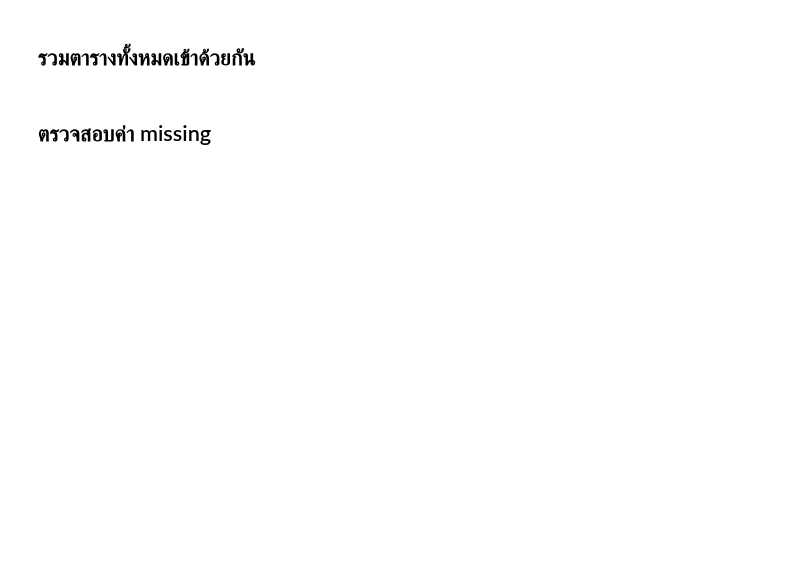
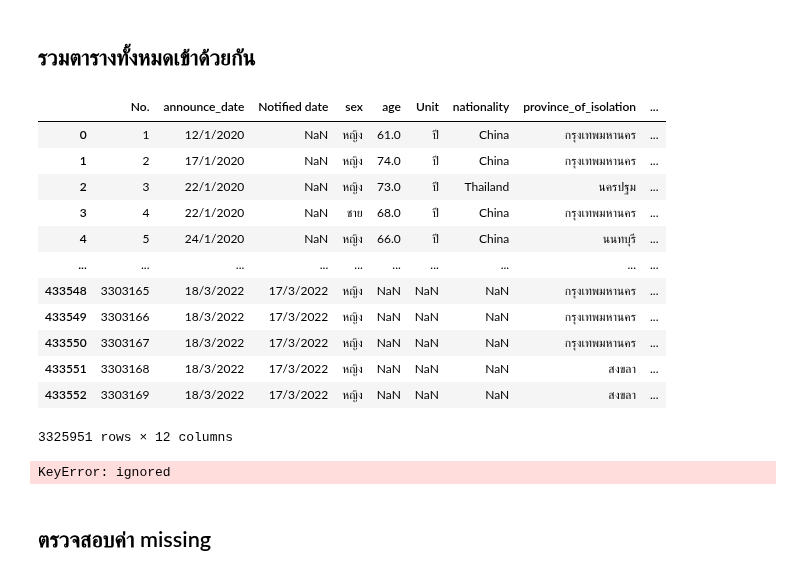
Before and after one commit to mintra-tippayaratsontorn/data_viz_2022, a Jupyter notebook: BasicPython&DataViz_Project2022.ipynb, the cells around one changed output. Saved outputs shown, nothing was run; the diff lists cells and outputs as text; code cells hidden in the pictures; blank space fills up the shorter version.

```diff
--- a/BasicPython&DataViz_Project2022.ipynb
+++ b/BasicPython&DataViz_Project2022.ipynb
@@ -47,0 +66,3 @@ data1.shape  # ขนาดของ data1
+# %%
+cases_aug_21 = pd.read_csv(os.path.join(path,'confirmed-cases-since-120864.csv'))  # ที่อยู่ของไฟล์ confirmed-cases-since-120864.xlsx
+cases_aug_21.head()  # เรียกดูข้อมูลแค่หัวตาราง
@@ -241,5 +306,29 @@ df_region
 # %% [markdown]
 ## รวมตารางทั้งหมดเข้าด้วยกัน
+# %%
+# เชื่อมตารางข้อมูลผู้ติดเชื้อ COVID-19 ทั้งหมด 4 ไฟล์ ในแนวแกน Y
+confirmed_cases = pd.concat([cases_jan_20, cases_aug_21, cases_oct_21, cases_feb_22])
+confirmed_cases
+# %% [output]
+|  | No. | announce_date | Notified date | sex | age | Unit | nationality | province_of_isolation | ... |
+| 0 | 1 | 12/1/2020 | NaN | หญิง | 61.0 | ปี | China | กรุงเทพมหานคร | ... |
+| 1 | 2 | 17/1/2020 | NaN | หญิง | 74.0 | ปี | China | กรุงเทพมหานคร | ... |
+| 2 | 3 | 22/1/2020 | NaN | หญิง | 73.0 | ปี | Thailand | นครปฐม | ... |
+| 3 | 4 | 22/1/2020 | NaN | ชาย | 68.0 | ปี | China | กรุงเทพมหานคร | ... |
+| 4 | 5 | 24/1/2020 | NaN | หญิง | 66.0 | ปี | China | นนทบุรี | ... |
+| ... | ... | ... | ... | ... | ... | ... | ... | ... | ... |
+| 433548 | 3303165 | 18/3/2022 | 17/3/2022 | หญิง | NaN | NaN | NaN | กรุงเทพมหานคร | ... |
+| 433549 | 3303166 | 18/3/2022 | 17/3/2022 | หญิง | NaN | NaN | NaN | กรุงเทพมหานคร | ... |
+| 433550 | 3303167 | 18/3/2022 | 17/3/2022 | หญิง | NaN | NaN | NaN | กรุงเทพมหานคร | ... |
+| 433551 | 3303168 | 18/3/2022 | 17/3/2022 | หญิง | NaN | NaN | NaN | สงขลา | ... |
+| 433552 | 3303169 | 18/3/2022 | 17/3/2022 | หญิง | NaN | NaN | NaN | สงขลา | ... |
+3325951 rows × 12 columns
+# %%
+# เชื่อมตาราง death และ confirmed_cases เข้าด้วยกัน โดยให้ตาราง confirmed_cases เป็นตารางหลักอยู่ที่ด้านซ้าย
+merge_table = death.merge(confirmed_cases,how='left',left_on='announce_date',right_on='DeadDate')
+merge_table
+# %% [output]
+KeyError: ignored
 # %% [markdown]
 ## ตรวจสอบค่า missing
 # %%
```
Also changed, not shown: parts of 21 cells of this notebook.
